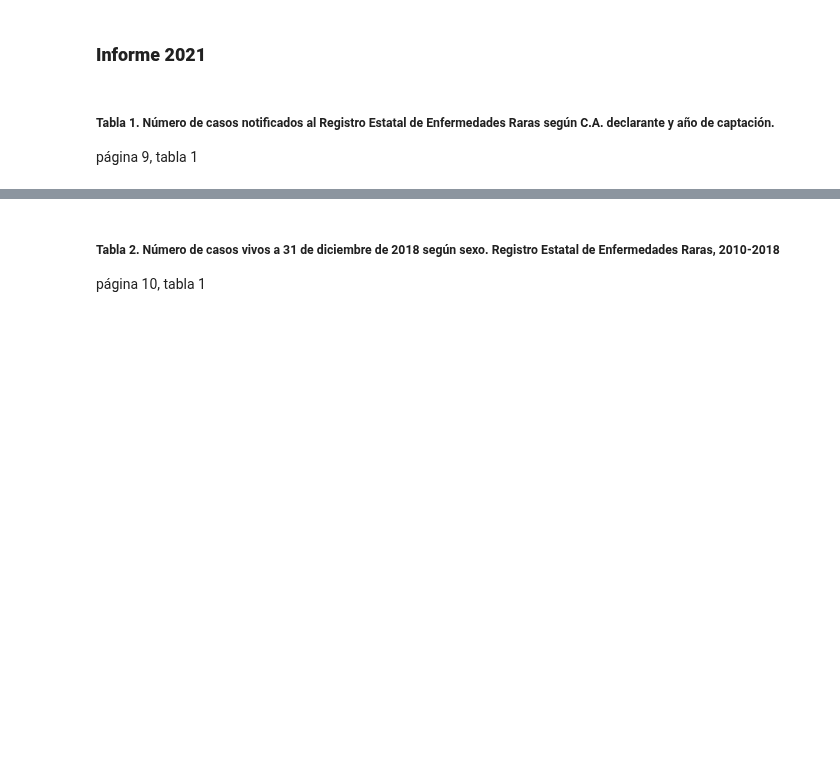
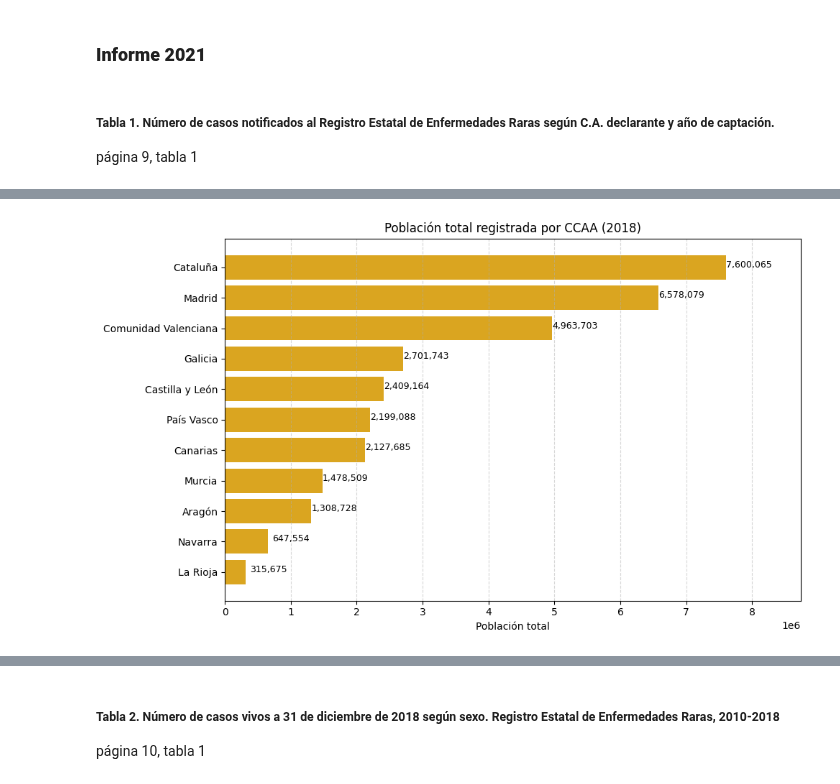
Before and after one commit to Muriburu/ITAcademy, a Jupyter notebook: Sprint 10 - Pràctica final/Code/Tratamiento_datos_ReeR.ipynb, the cells around one changed output, grey strips where cells are left out. Saved outputs shown, nothing was run; the diff lists cells and outputs as text; code cells hidden in the pictures; blank space fills up the shorter version.

```diff
--- a/Sprint 10 - Pràctica final/Code/Tratamiento_datos_ReeR.ipynb
+++ b/Sprint 10 - Pràctica final/Code/Tratamiento_datos_ReeR.ipynb
@@ -74,0 +259,5 @@ casos_notificados_10_18
+# %%
+comparativa_poblacion_18 = poblacion_18_final.merge(casos_notificados_10_18, on="comunidad")
+comparativa_poblacion_18.drop(columns=["< 2010", "2010", "2011", "2012", "2013", "2014", "2015", "2016", "2017"], inplace=True)
+comparativa_poblacion_18.rename(columns={"2018": "poblacion_er"}, inplace=True)
+comparativa_poblacion_18
@@ -74,0 +277,3 @@ casos_notificados_10_18
+# %%
+comparativa_poblacion_18["tasa_por_100mil"] = round(comparativa_poblacion_18["poblacion_er"] / comparativa_poblacion_18["poblacion_total"] * 100000, 2)
+comparativa_poblacion_18
@@ -74,0 +293,18 @@ casos_notificados_10_18
+# %%
+df_ordenado = comparativa_poblacion_18.sort_values("poblacion_total", ascending=True)
+
+plt.figure(figsize=(10, 6))
+plt.barh(df_ordenado["comunidad"], df_ordenado["poblacion_total"], color="goldenrod")
+plt.xlabel("Población total")
+plt.title("Población total registrada por CCAA (2018)")
+plt.xlim(0, df_ordenado["poblacion_total"].max() * 1.15)
+plt.grid(axis="x", linestyle="--", alpha=0.5)
+plt.tight_layout()
+
+# Etiquetas de valores
+for i, v in enumerate(df_ordenado["poblacion_total"]):
+    plt.text(v + 350000, i, f"{v:,.0f}", ha='center', fontsize=9, color='black')
+
+plt.show()
+# %% [output]
+[figure, added]
```
Also changed, not shown: parts of 25 cells of this notebook, 16 other files.
